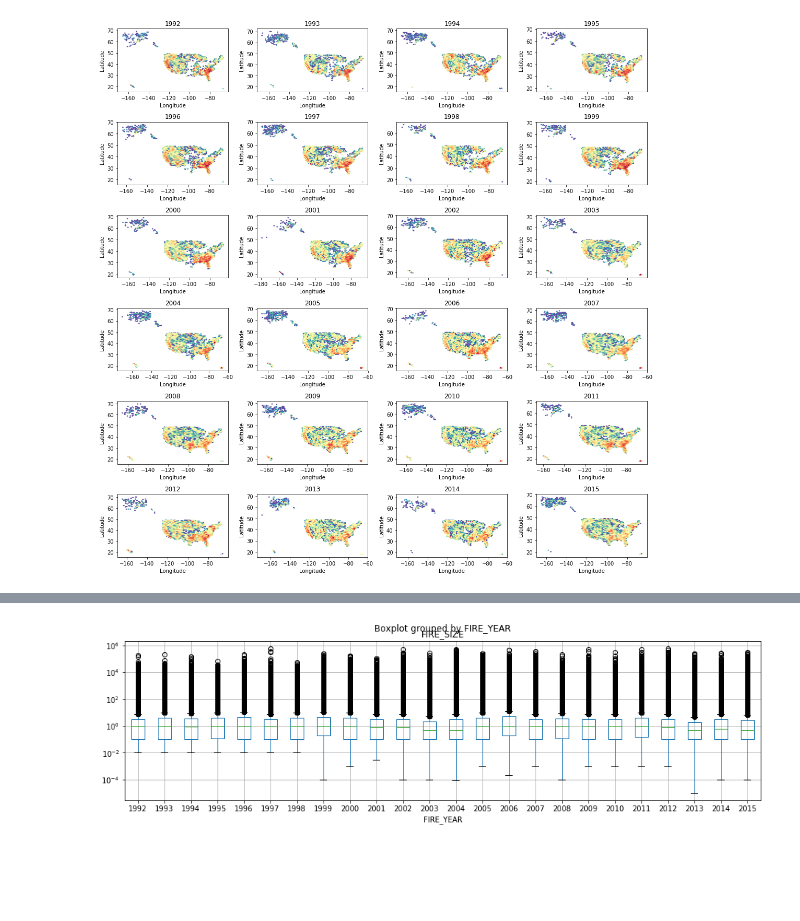
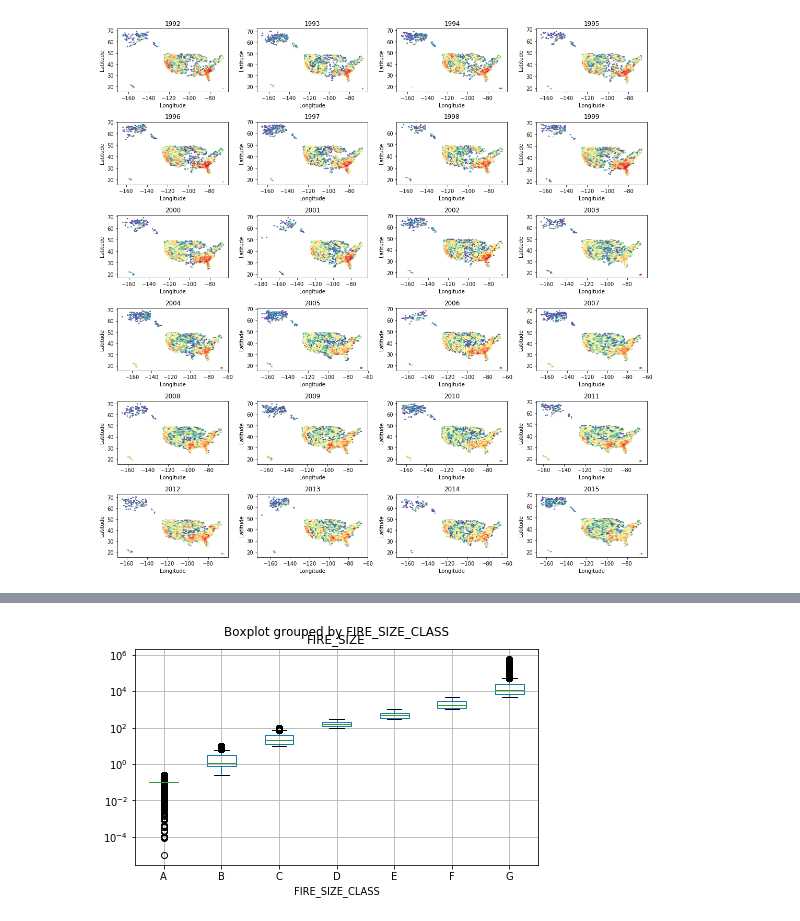
Before and after one commit to Adenordis/Springboard-Capstone-2, a Jupyter notebook: Capstone2_0_ExploreWildfiresData.ipynb, the cells around one changed output, grey strips where cells are left out. Drawn from its saved outputs; the diff is of its cells as text; code cells hidden in the pictures; blank space fills up the shorter version.

Commit message:
Whatever I did since the last time I synced this

```diff
--- a/Capstone2_0_ExploreWildfiresData.ipynb
+++ b/Capstone2_0_ExploreWildfiresData.ipynb
@@ -1,5 +6,10 @@
 # %%
 import sqlite3
+import numpy as np
 import pandas as pd
 import matplotlib.pyplot as plt
+import pickle
+import datetime
+
+plt.rcParams.update({'font.size': 15})
 # %%
@@ -114,0 +185,18 @@ _ = plt.tight_layout()
+# %%
+# Get conversion formula from numeric date to actual date
+jan_1 = df.loc[df.DISCOVERY_DOY == 1]
+print('The numerical value for January 1, 1992 is %.1f' %jan_1.groupby('FIRE_YEAR').median().DISCOVERY_DATE.loc[1992])
+
+def calculate_date(date_number):
+    if np.isnan(date_number):
+        return np.nan
+    start_date = datetime.date(1992, 1, 1)
+    start_number = 2448622.5
+    return start_date + datetime.timedelta(days = (date_number - start_number))
+
+df['DISCOVERY_DATE_dt'] = [calculate_date(d) for d in df.DISCOVERY_DATE]
+df['CONT_DATE_dt'] = [calculate_date(d) for d in df.CONT_DATE]
+df['DAYS_TO_CONTAINMENT'] = [c - d for d, c in zip(df.DISCOVERY_DATE, df.CONT_DATE)]
+
+time_columns2 = ['DISCOVERY_DATE_dt', 'CONT_DATE_dt', 'DAYS_TO_CONTAINMENT'] + time_columns
+df[time_columns2].head(10)
@@ -114,0 +374,2 @@ _ = plt.tight_layout()
+# %%
+df.DAYS_TO_CONTAINMENT = df.apply(correct_cont_days, axis=1)
@@ -115,5 +451,5 @@ _ = plt.tight_layout()
 # %%
-_ = df.boxplot(column = 'FIRE_SIZE', by = 'FIRE_YEAR', figsize = (15, 4))
+_ = df.boxplot(column = 'FIRE_SIZE', by = 'FIRE_SIZE_CLASS', figsize = (7, 7))
 _ = plt.yscale('log')
 # %% [output]
-[figure, old version]
+[figure, new version]
```
Also changed, not shown: parts of 44 cells of this notebook, 7 other files.
